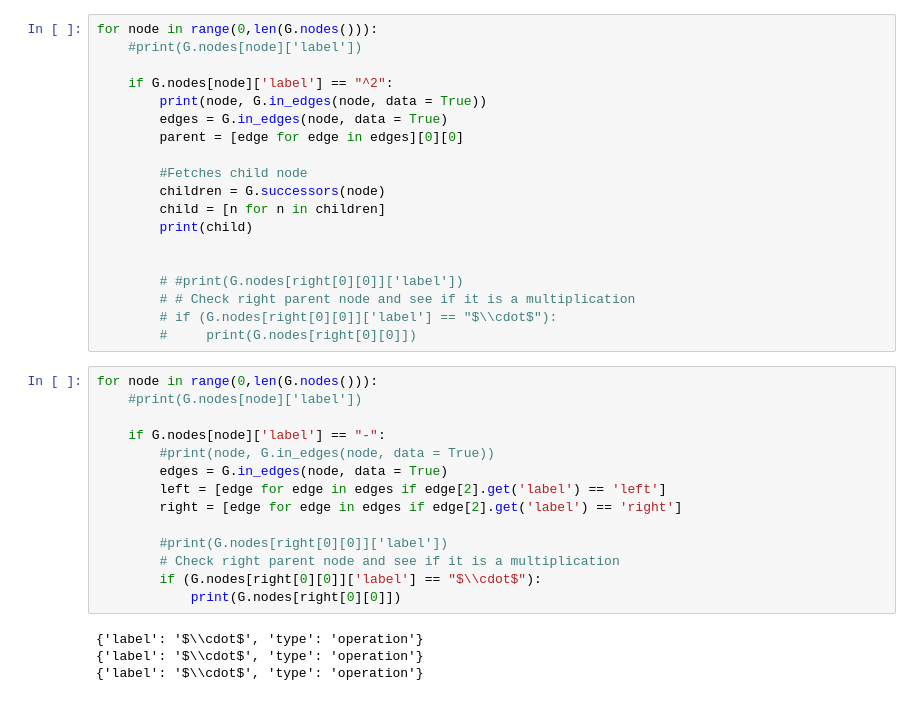
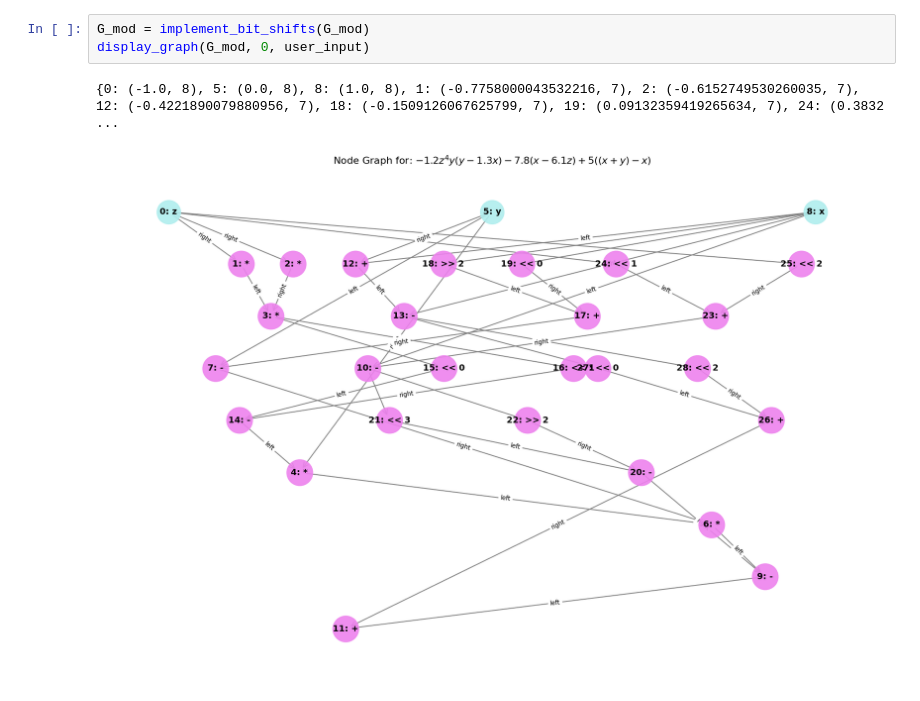
Before and after one commit to PabloABakker/BAP, a Jupyter notebook: Hardware/DataFlowModel.ipynb, the cells around one changed output. Drawn from its saved outputs; the diff is of its cells as text.

Commit message:
Added Bit Shift Nodes

```diff
--- a/Hardware/DataFlowModel.ipynb
+++ b/Hardware/DataFlowModel.ipynb
@@ -501,37 +598,6 @@ for node in range(0,len(G.nodes())):
-# %%
-for node in range(0,len(G.nodes())):
-    #print(G.nodes[node]['label'])
-
-    if G.nodes[node]['label'] == "^2":
-        print(node, G.in_edges(node, data = True))
-        edges = G.in_edges(node, data = True)
-        parent = [edge for edge in edges][0][0]
-
-        #Fetches child node
-        children = G.successors(node)
-        child = [n for n in children]
-        print(child)
-
-
-        # #print(G.nodes[right[0][0]]['label'])
-        # # Check right parent node and see if it is a multiplication
-        # if (G.nodes[right[0][0]]['label'] == "$\\cdot$"):
-        #     print(G.nodes[right[0][0]])
-# %%
-for node in range(0,len(G.nodes())):
-    #print(G.nodes[node]['label'])
-
-    if G.nodes[node]['label'] == "-":
-        #print(node, G.in_edges(node, data = True))
-        edges = G.in_edges(node, data = True)
-        left = [edge for edge in edges if edge[2].get('label') == 'left']
-        right = [edge for edge in edges if edge[2].get('label') == 'right']
-
-        #print(G.nodes[right[0][0]]['label'])
-        # Check right parent node and see if it is a multiplication
-        if (G.nodes[right[0][0]]['label'] == "$\\cdot$"):
-            print(G.nodes[right[0][0]])
-# %% [output]
-{'label': '$\\cdot$', 'type': 'operation'}
-{'label': '$\\cdot$', 'type': 'operation'}
-{'label': '$\\cdot$', 'type': 'operation'}
+# %%
+G_mod = implement_bit_shifts(G_mod)
+display_graph(G_mod, 0, user_input)
+# %% [output]
+{0: (-1.0, 8), 5: (0.0, 8), 8: (1.0, 8), 1: (-0.7758000043532216, 7), 2: (-0.6152749530260035, 7), 12: (-0.4221890079880956, 7), 18: (-0.1509126067625799, 7), 19: (0.09132359419265634, 7), 24: (0.3832 ...
+[figure, added]
```
Also changed, not shown: parts of 7 cells of this notebook.
